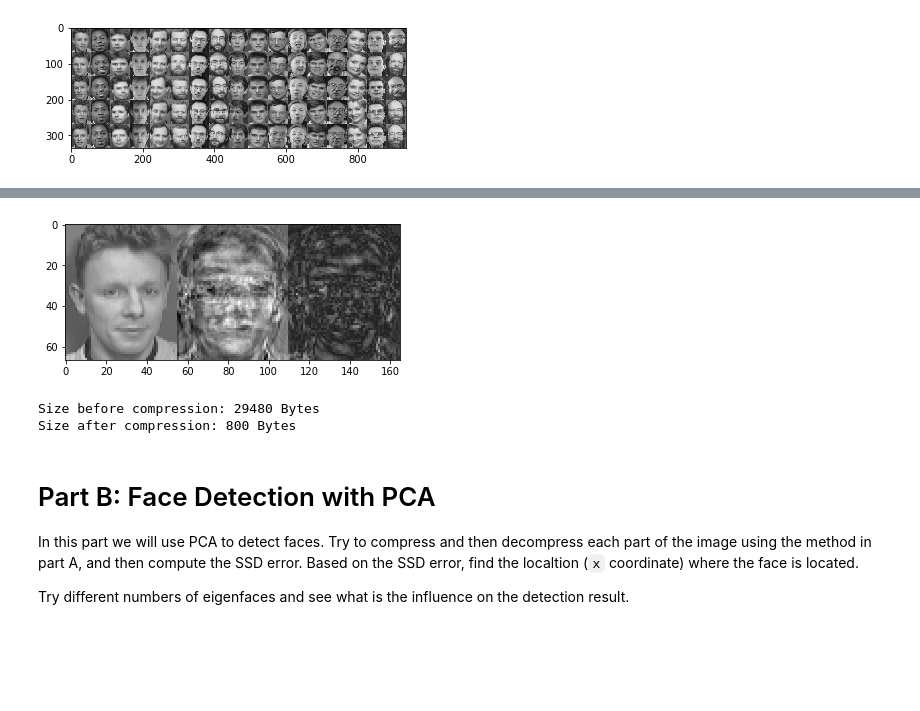
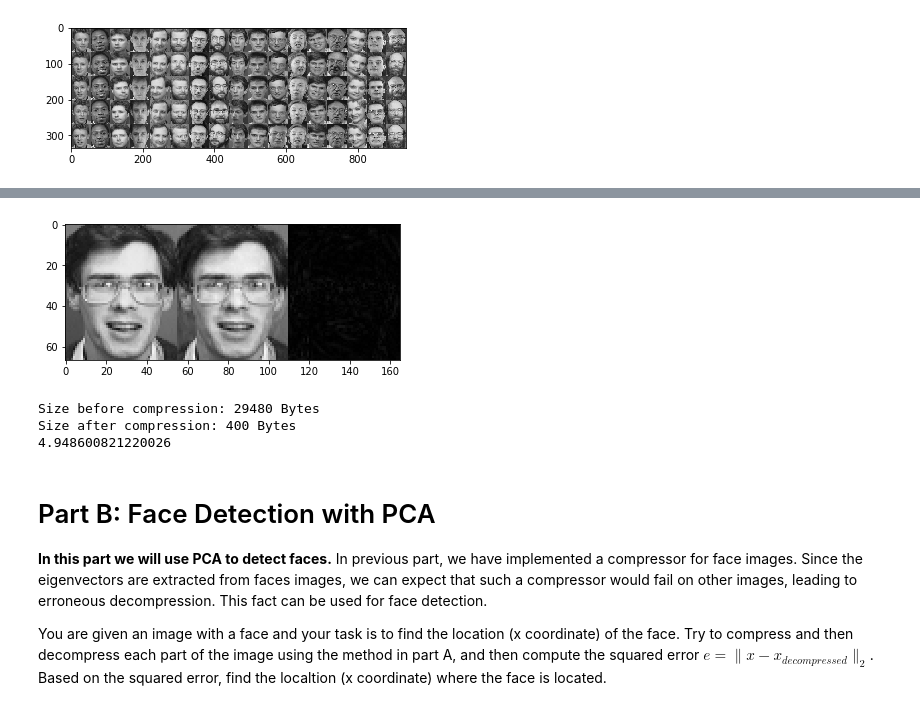
Before and after one commit to dvdblk/viscomp_tutorials, a Jupyter notebook: tutorials_cv/W6/W6_exercise.ipynb, the cells around one changed output, grey strips where cells are left out. Cells and saved outputs as stored; diff of their text form; code cells hidden in the pictures; blank space fills up the shorter version.

```diff
--- a/tutorials_cv/W6/W6_exercise.ipynb
+++ b/tutorials_cv/W6/W6_exercise.ipynb
@@ -98,10 +99,9 @@ images = np.stack(images,axis=0)
 # %%
-mean = np.mean(images, axis=0)
-print(images.shape, images[50])
+mean = np.mean(X, axis=1)
+print(mean.shape)
 
-images = images - mean
-print(images.shape, images[50])
-cov = np.cov(images, rowvar=False)
-print(mean.shape, cov.shape)
+covariance = np.cov(X)
+print(covariance.shape)
+
 imshow(mean.reshape(h,w),cmap='gray')
 # %% [output]
@@ -119,13 +114,12 @@ imshow(mean.reshape(h,w),cmap='gray')
 # %%
-eigvals, eigvecs = scipy.sparse.linalg.eigs(cov, 100)
-eigvecs = np.real(eigvecs.T)
+n_eigenfaces = 50
+eigenvalues, eigenvectors = scipy.sparse.linalg.eigs(covariance, n_eigenfaces)
 
-# visualize eigenfaces
-for eigvec in eigvecs:
-    eigvec = eigvec.reshape(h, w)
-    imshow(eigvec, cmap='gray')
+# Complex2Real
+eigenvectors = eigenvectors.real
+
+for i in range(eigenvectors.shape[1]):
+    imshow(eigenvectors[:,i].reshape(h,w),cmap='gray')
     IPython.display.clear_output(True)
     show()
-
-eigenfaces = eigvecs
 # %% [output]
@@ -139,33 +140,42 @@ Considering that we want to reduce data size, what is the maximum value of `k`?
 # %%
 error_images = []
-for image in test_image_list[:1]:
+for image in train_image_list[:]:
 
-    #compressed_image = np.dot(eigenfaces, image.flatten())
-    compressed_image = eigenfaces  image.flatten()
+    # Compress (create weights / alphas)
+    normalized_image = image.flatten() - mean
+    compressed_image = eigenvectors.T @ normalized_image
 
-    recon_image = np.dot(compressed_image, eigenfaces)
+    # Decompress by multiplying with eigenvectors and adding the mean value
+    decompressed_image = eigenvectors @ compressed_image
+    decompressed_image = decompressed_image.flatten() + mean
 
-    error_image = np.abs(recon_image-image.flatten())
+    error_image = np.abs(decompressed_image - image.flatten())
     error_images.append(error_image)
 
     imshow(np.concatenate([image.reshape(h,w),\
-                          recon_image.reshape(h,w),\
+                          decompressed_image.reshape(h,w),\
                           error_image.reshape(h,w)],axis=-1),cmap='gray')
 
     IPython.display.clear_output(True)
     show()
 
 print('Size before compression: %d Bytes'%image.nbytes)
 print('Size after compression: %d Bytes'%compressed_image.nbytes)
+
+error_images = np.stack(error_images,0)
+ssd_error = (error_images**2).sum(-1).mean()
+print(ssd_error)
 # %% [output]
-[figure, old version]
+[figure, new version]
 Size before compression: 29480 Bytes
-Size after compression: 800 Bytes
+Size after compression: 400 Bytes
+4.948600821220026
 # %% [markdown]
 # Part B: Face Detection with PCA
-In this part we will use PCA to detect faces. Try to compress and then decompress each part of the image using the method in part A, and then compute the SSD error. Based on the SSD error, find the localtion (`x` coordinate) where the face is located.
+**In this part we will use PCA to detect faces.** In previous part, we have implemented a compressor for face images. Since the eigenvectors are extracted from faces images, we can expect that such a compressor would fail on other images, leading to erroneous decompression. This fact can be used for face detection.
 
-Try different numbers of eigenfaces and see what is the influence on the detection result.
+You are given an image with a face and your task is to find the location (x coordinate) of the face.
+Try to compress and then decompress each part of the image using the method in part A, and then compute the squared error $e = \|x - x_{decompressed}\|_2$. Based on the squared error, find the localtion (x coordinate) where the face is located.
 # %%
 import matplotlib.pyplot as plt
 import matplotlib.patches as patches
```
Also changed, not shown: parts of 13 cells of this notebook.
